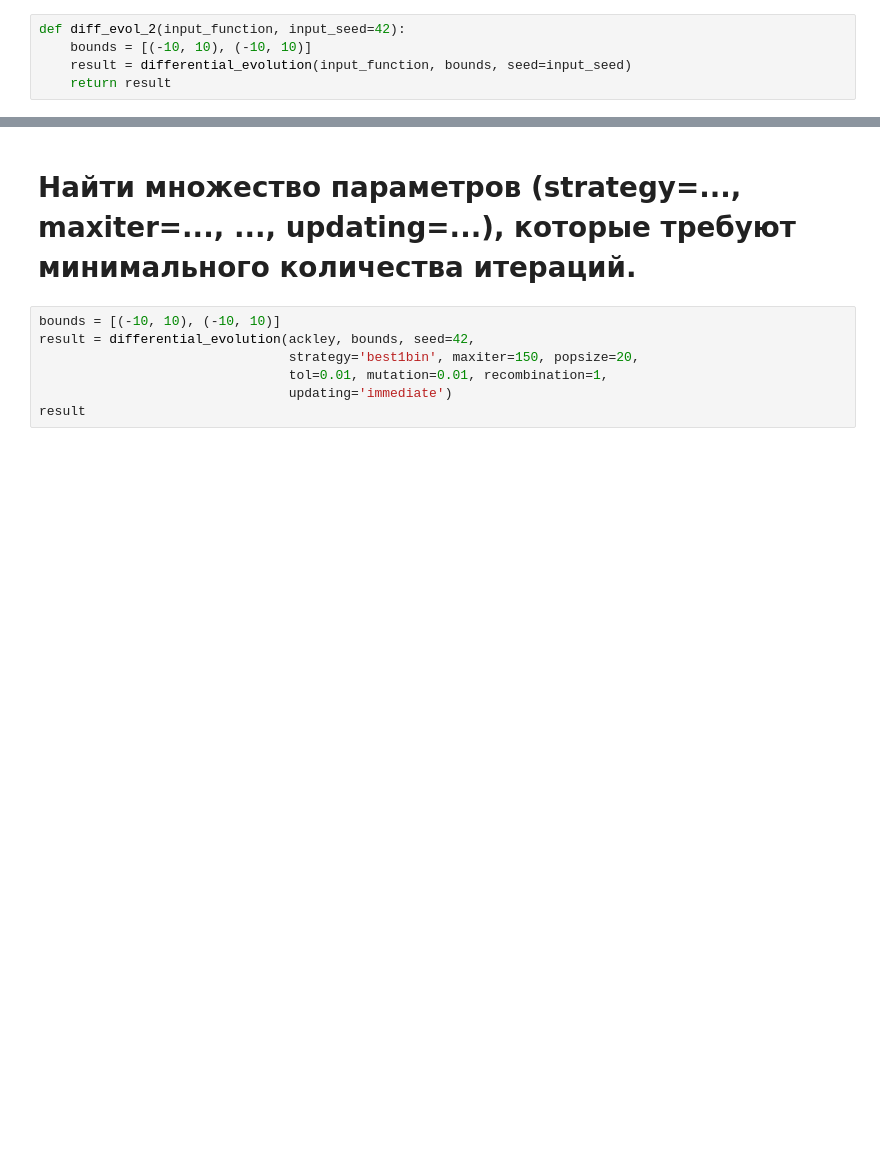
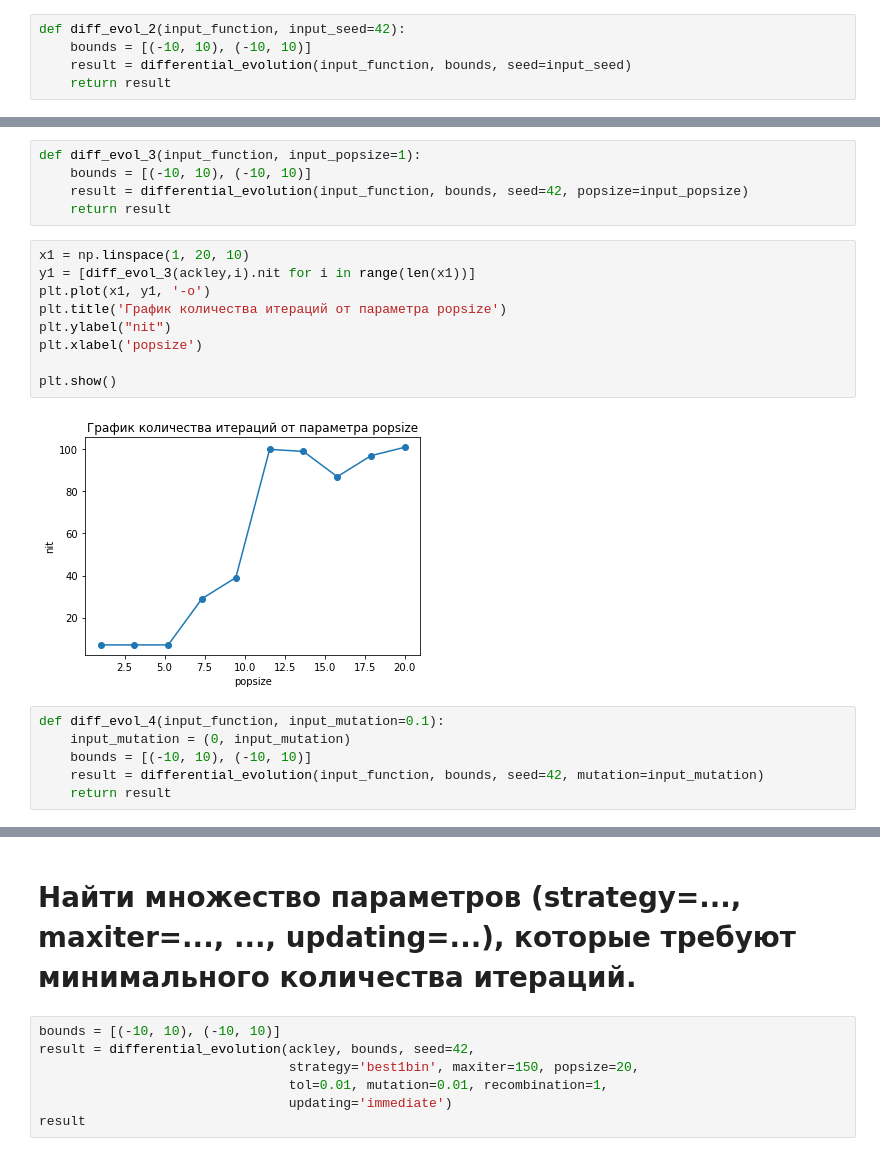
Before and after one commit to HeliosBI/MDSHW6, a Jupyter notebook: homework-6.ipynb, the cells around one changed output, grey strips where cells are left out. Saved outputs shown, nothing was run; the diff lists cells and outputs as text; blank space fills up the shorter version.

```diff
--- a/homework-6.ipynb
+++ b/homework-6.ipynb
@@ -92,0 +93,22 @@ plt.show()
+# %%
+def diff_evol_3(input_function, input_popsize=1):
+    bounds = [(-10, 10), (-10, 10)]
+    result = differential_evolution(input_function, bounds, seed=42, popsize=input_popsize)
+    return result
+# %%
+x1 = np.linspace(1, 20, 10)
+y1 = [diff_evol_3(ackley,i).nit for i in range(len(x1))]
+plt.plot(x1, y1, '-o')
+plt.title('График количества итераций от параметра popsize')
+plt.ylabel("nit")
+plt.xlabel('popsize')
+
+plt.show()
+# %% [output]
+[figure, added]
+# %%
+def diff_evol_4(input_function, input_mutation=0.1):
+    input_mutation = (0, input_mutation)
+    bounds = [(-10, 10), (-10, 10)]
+    result = differential_evolution(input_function, bounds, seed=42, mutation=input_mutation)
+    return result
```
Also changed, not shown: parts of 13 cells of this notebook.
